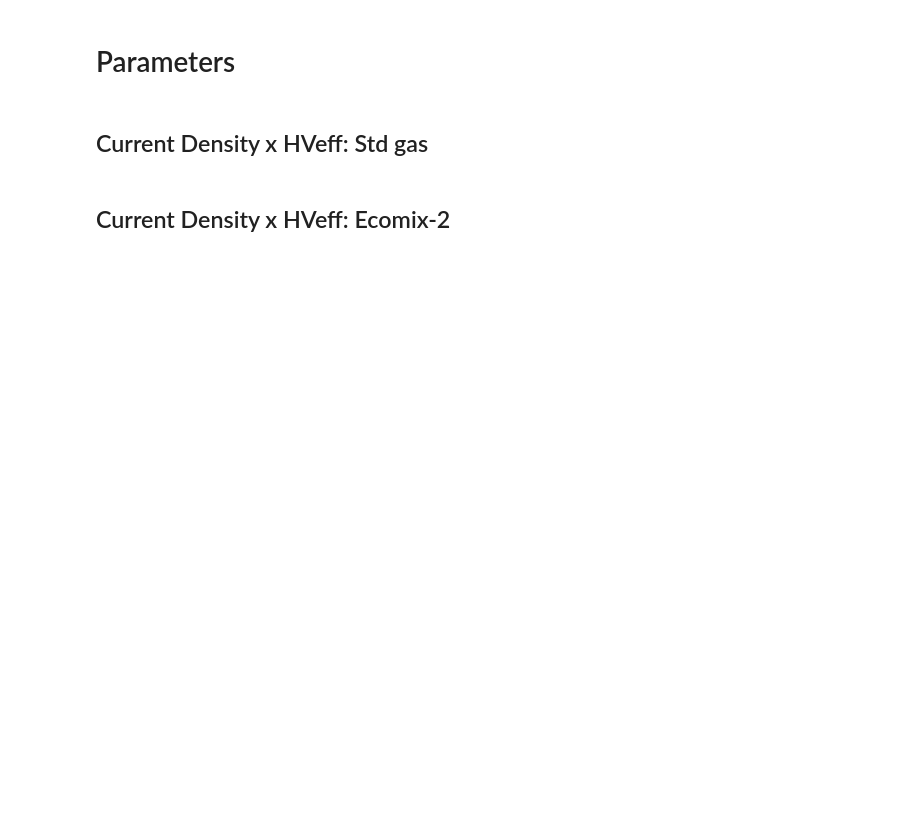
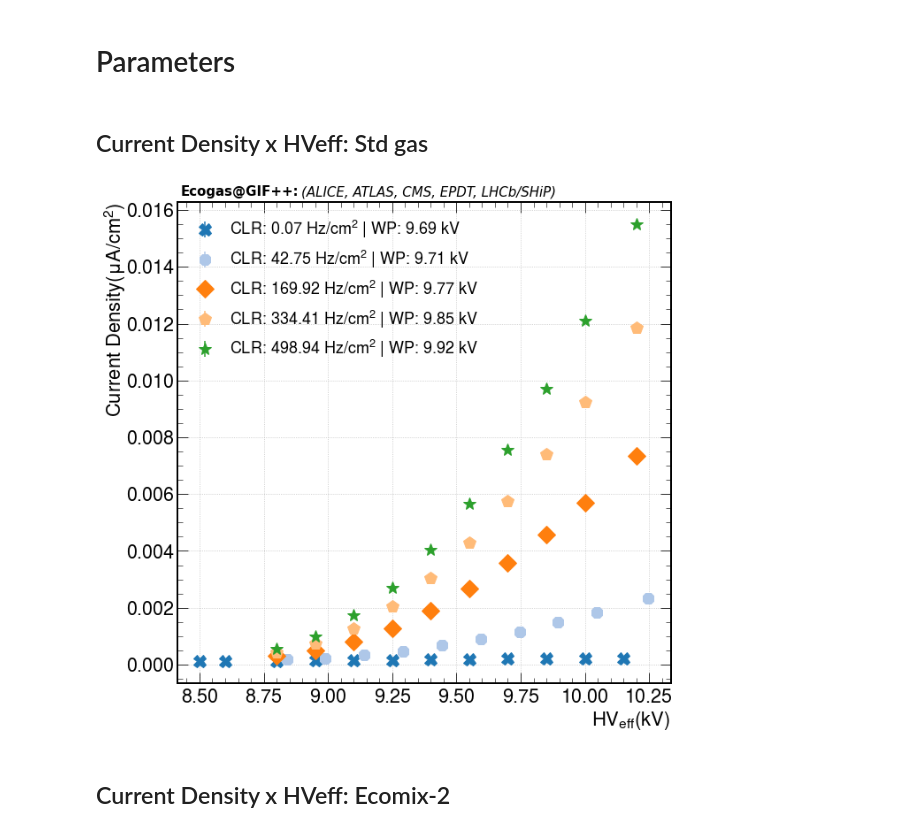
Before and after one commit to Mapse/cms_rpc_analysis, a Jupyter notebook: gif++/test_beam/plots/make_plots_test_beam.ipynb, the cells around one changed output. Saved outputs shown, nothing was run; the diff lists cells and outputs as text; code cells hidden in the pictures; blank space fills up the shorter version.

```diff
--- a/gif++/test_beam/plots/make_plots_test_beam.ipynb
+++ b/gif++/test_beam/plots/make_plots_test_beam.ipynb
@@ -17,17 +17,18 @@ plt.style.use(hep.style.CMS)
 # Parameters
 # %%
 # Scan list with csv files
-file_std = ["data_RE1_1_B_004816.csv", "data_RE1_1_B_004813.csv", "data_RE1_1_B_004787.csv",
-        "data_RE1_1_B_004806.csv", "data_RE1_1_004791.csv", "data_RE1_1_B_004795.csv"]
+file_std = ["data_RE1_1_B_004795.csv", "data_RE1_1_B_004806.csv", "data_RE1_1_B_004800.csv",
+        "data_RE1_1_B_004813.csv", "data_RE1_1_B_004801.csv",]
 
-file_eco2 = ["data_RE1_1_B_005015.csv", "data_RE1_1_B_005014.csv", "data_RE1_1_B_004959.csv",
-        "data_RE1_1_B_004948.csv", "data_RE1_1_B_004947.csv", "data_RE1_1_B_004943.csv"]
+file_eco2 = ["data_RE1_1_B_004680.csv", "data_RE1_1_B_004948.csv", "data_RE1_1_B_004979.csv",
+        "data_RE1_1_B_005014.csv", "data_RE1_1_B_004992.csv",]
 
-file_eco3 = ["data_RE1_1_B_004888.csv", "data_RE1_1_B_004920.csv", "data_RE1_1_B_004867.csv",
-        "data_RE1_1_B_004826.csv", "data_RE1_1_B_004870.csv", "data_RE1_1_B_004873.csv",]
+file_eco3 = ["data_RE1_1_B_004848.csv", "data_RE1_1_B_004826.csv", "data_RE1_1_B_004829.csv",
+        "data_RE1_1_B_004920.csv", "data_RE1_1_B_004863.csv", ]
 
+chamber = 'RE1_1_001'
 # gaps list with respective areas
-gaps = {'RE1_1_001-BOT': 3150, 'RE1_1_001-TW': 1840,  'RE1_1_001-TN': 990}
+gaps = {'BOT': 3150, 'TW': 1840,  'TN': 990}
 
 # Path to csv files with data per jigh voltage point
 path_all_std = 'data_all/std_gas/'
@@ -39,6 +40,8 @@ path_wp_std = 'data_wp/std_gas/'
 path_wp_eco2 = 'data_wp/ecomix2/'
 path_wp_eco3 = 'data_wp/ecomix3/'
 
+#file_wp_300uv = [i.replace('.csv', '_WP.csv') for i in file_300uv]
+
 # Takes the legend from clr_hveff_legend module.
 legend_std = chl.compute_cluster_rate_WP(path_wp_std, file_std)
 legend_eco2 = chl.compute_cluster_rate_WP(path_wp_eco2, file_eco2)
@@ -52,8 +55,10 @@ gas_eco3 = 'Ecomix-3: $CO_2$(69%), $HFO$(25%), $iC_4H_{10}$(5%), $SF_6$(1%)'
 ## Current Density x HVeff: Std gas
 # %%
 # Calls the module pche to plot density current vs hv effective
-ax = pche.plot_current_hv_eff(path_all_std, file_std, legend_std, gas_std)
+ax = pche.plot_current_hv_eff(path_all_std, file_std, legend_std, chamber, gaps, plot='ecogas')
 plt.savefig('density_current_hv_eff_std.png')
+# %% [output]
+[figure, added]
 # %% [markdown]
 ## Current Density x HVeff: Ecomix-2
 # %%
```
Also changed, not shown: parts of 9 cells of this notebook.
